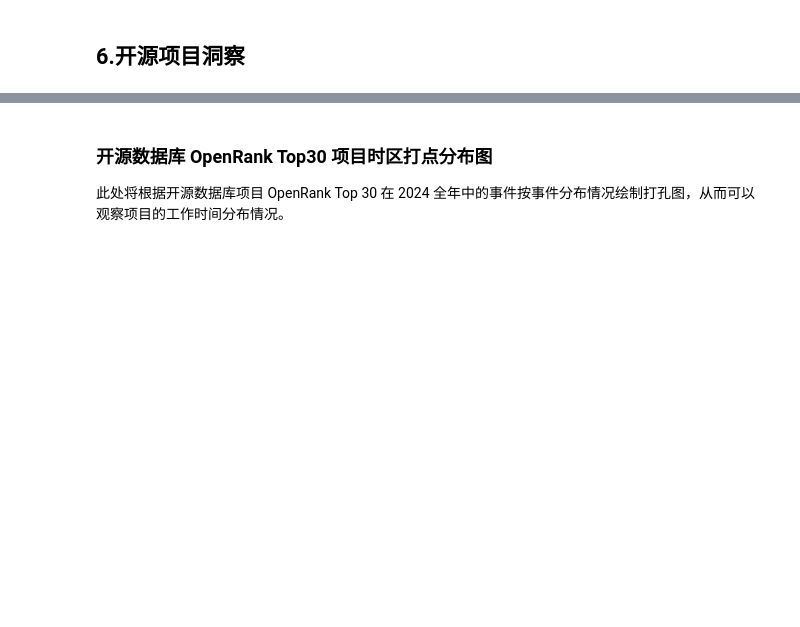
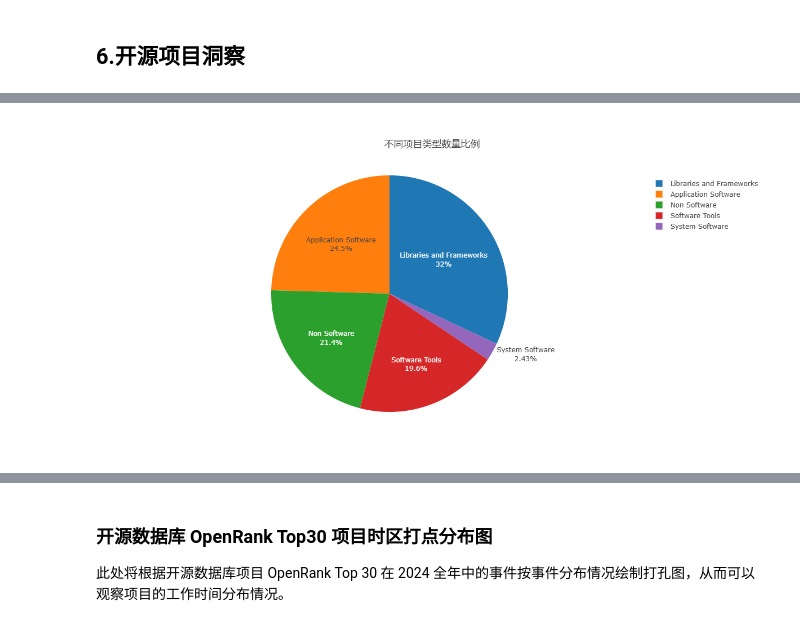
Before and after one commit to birdflyi/open-digger, a Jupyter notebook: notebook/China_open_source_techinical_report_2024_py.ipynb, the cells around one changed output, grey strips where cells are left out. Drawn from its saved outputs; the diff is of its cells as text; code cells hidden in the pictures; blank space fills up the shorter version.

```diff
--- a/notebook/China_open_source_techinical_report_2024_py.ipynb
+++ b/notebook/China_open_source_techinical_report_2024_py.ipynb
@@ -468 +498,41 @@ processTechSubfieldsRepoActivity({
+# %%
+def df_count_postprocess(df):
+    return [{
+        "labels": df["name"].values.tolist(),
+        "values": df["repos"].apply(lambda x: float(x[0])).values.tolist(),
+        "type": 'pie',
+        "name": 'times',
+        "textinfo": "label+percent"
+    }]
+
+def processAppDomainRatioRepoCount(options, title_meta):
+    data = openDigger.index.openrank.getRepoOpenrank(options)
+    data_df = pd.DataFrame(data)
+    data_df_filtered = data_df[data_df.apply(lambda row: row["id"].startswith(':application_domain'), axis=1)]
+    data_df_formated = data_df_filtered.copy()
+    if use_simple_name:
+        data_df_formated["name"] = data_df_formated["name"].apply(lambda x: x.split(' - ')[-1])
+    # data_df_formated.to_csv('./data_df_formated.csv')
+    data_records = df_count_postprocess(data_df_formated)
+    openDigger.render.plotly(
+        data_records,
+        title_meta,
+        MultiMime()
+    )
+# %%
+processAppDomainRatioRepoCount({
+    "labelUnion": [':application_domain'],
+    "startYear": year, "endYear": year, "endMonth": 12,
+    "groupBy": 'Domain-0',
+    "groupTimeRange": 'year',
+    "order": 'DESC',
+    "limit": -1
+}, {
+    "title": '不同项目类型数量比例',
+    "xaxis": {"type": 'category'},
+    "height": 600,
+    # "width":1050,
+})
+# %% [output]
+[figure, added]
 # %% [markdown]
```
Also changed, not shown: parts of 133 cells of this notebook, 2 other files.
